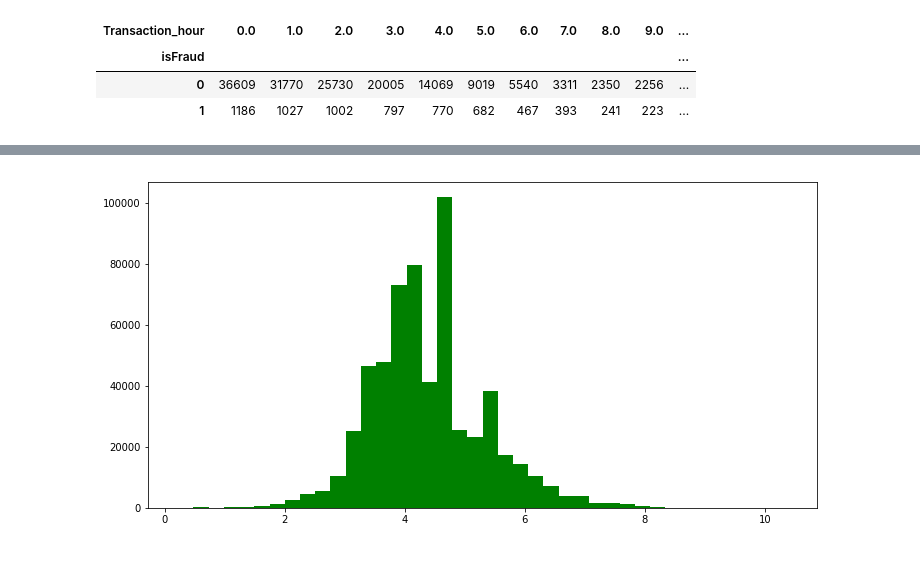
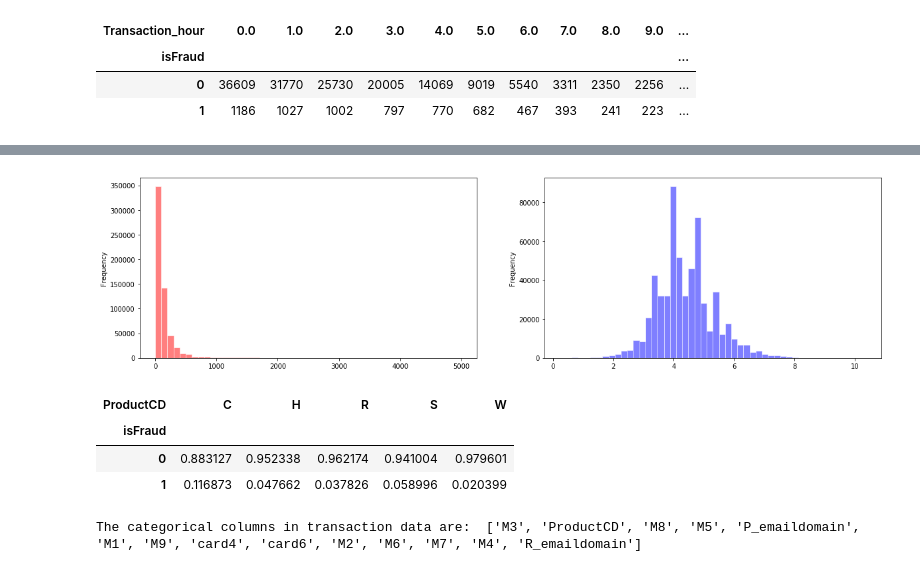
Before and after one commit to mxn170019/Ieee_Fraud-Detection-Kaggle-competition, a Jupyter notebook: ieeeFraud_Detection.ipynb, the cells around one changed output, grey strips where cells are left out. Drawn from its saved outputs; the diff is of its cells as text; code cells hidden in the pictures.

```diff
--- a/ieeeFraud_Detection.ipynb
+++ b/ieeeFraud_Detection.ipynb
@@ -147,33 +150,29 @@ sns.scatterplot(x = train_tran_df.TransactionAmt,y = train_tran_df.isFraud,hue =
-# %%
-plt.subplot(221)
-
-# equivalent but more general
-ax1=plt.subplot(2, 2, 1)
-
-# add a subplot with no frame
-ax2=plt.subplot(222, frameon=False)
-
-# add a polar subplot
-plt.subplot(223, projection='polar')
-
-# add a red subplot that shares the x-axis with ax1
-plt.subplot(224, sharex=ax1, facecolor='red')
-
-# delete ax2 from the figure
-plt.delaxes(ax2)
-
-# add ax2 to the figure again
-plt.subplot(ax2)
-
-
-
-
-plt.figure(figsize = (12,6))
-# plt.hist(train_tran_df.TransactionAmt,bins = 40,range=(0,5000),color = 'red')
-plt.hist(np.log(train_tran_df.TransactionAmt+1),bins = 40,color = 'green')
-
-
-# plt.scatter( train_tran_df.TransactionAmt, train_tran_df.TransactionAmt)
-plt.show()
-# %% [output]
-[figure, removed]
+# %%
+%matplotlib inline
+plt.subplot(1, 2, 1)
+(train_tran_df.TransactionAmt).plot.hist(bins=50, figsize=(20, 5),color = 'red',alpha = 0.5 ,edgecolor = 'white', range = [0, 5000])
+
+
+plt.subplot(1, 2, 2)
+np.log(train_tran_df.TransactionAmt+1).plot.hist(bins=50, figsize=(20,5),color = 'blue',alpha = 0.5 ,edgecolor='white')
+
+# plt.scatter( train_tran_df.TransactionAmt, train_tran_df.TransactionAmt)
+plt.show()
+# %% [output]
+[figure, added]
+# %%
+#what is productcd affect on fraud
+pd.crosstab(train_tran_df.ProductCD,train_tran_df.isFraud).transpose().apply(lambda r: r/r.sum(), axis=0)
+# %% [output]
+| ProductCD | C | H | R | S | W |
+| isFraud |  |  |  |  |  |
+| 0 | 0.883127 | 0.952338 | 0.962174 | 0.941004 | 0.979601 |
+| 1 | 0.116873 | 0.047662 | 0.037826 | 0.058996 | 0.020399 |
+# %%
+transaction_data_columns = train_tran_df.columns
+numericCols = train_tran_df._get_numeric_data().columns
+
+categoricalCols = list(set(transaction_data_columns) - set(numericCols))
+print('The categorical columns in transaction data are: ',categoricalCols)
+# %% [output]
+The categorical columns in transaction data are:  ['M3', 'ProductCD', 'M8', 'M5', 'P_emaildomain', 'M1', 'M9', 'card4', 'card6', 'M2', 'M6', 'M7', 'M4', 'R_emaildomain']
```
Also changed, not shown: parts of 7 cells of this notebook.
